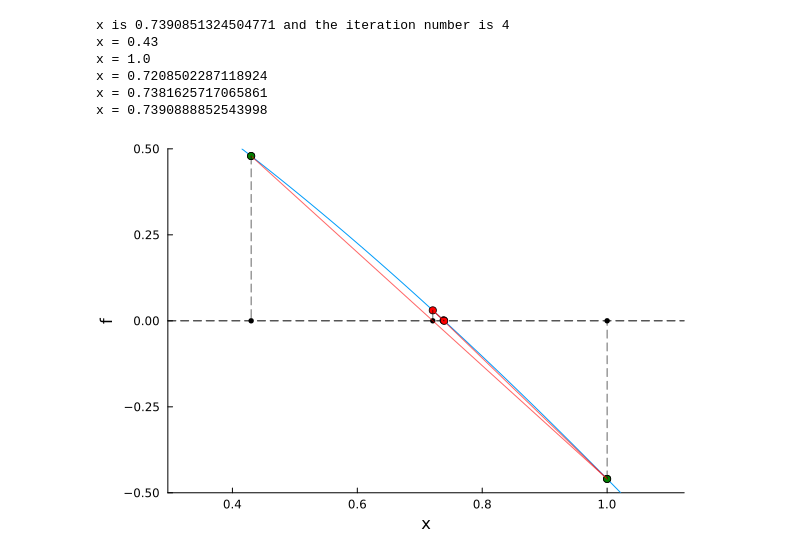
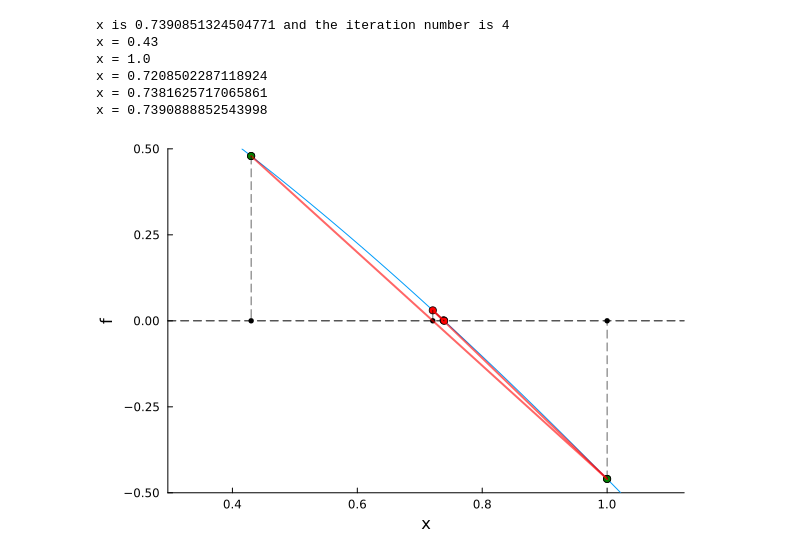
Before and after one commit to jhtl08/Root-Finding, a Jupyter notebook: CT1_Roots_Coloma_Lorenzo.ipynb, the cells around one changed output. Cells and saved outputs as stored; diff of their text form; code cells hidden in the pictures.

```diff
--- a/CT1_Roots_Coloma_Lorenzo.ipynb
+++ b/CT1_Roots_Coloma_Lorenzo.ipynb
@@ -171,32 +183,32 @@ y_zeros2 = zeros(array_size2)
 
 for x in x_values2
     push!(y_values2, f2(x))
 end
 
 x2 = range(min_x2, max_x2, length=length_x2)
 y2 = f2.(x2)
 
 Plots.plot(x2, y2, ylims=(min_y2, max_y2), legend=false, grid=false, xlabel="x", ylabel="f") #Plots f(x)
 hline!([0], color=:black, linestyle=:dash, label="y=0") #Draws horizontal line at y=0 (x-axis)
 
 scatter!(x_values2, y_zeros2, label=false, color=:black, markersize=3) #Draws points of intersection of tangent lines and x-axis
 scatter!(x_values2, y_values2, label=false, color=:red, markersize=4) #Draws all (x, f(x)) algorithm passes by
 scatter!([x_values2[1],x_values2[2]], [y_values2[1],y_values2[2]], label=false, color=:green, markersize=4) #Marks initial guesses x0,x1 as green
 
 i=2
 while i<array_size2
     alpha = opacity_control2/array_size2
     # secant_line(x) = ((f2(x_values2[i])-f2(x_values2[i-1]))/(x_values2[i]-x_values2[i-1])) * (x - x_values2[i-1]) + f2(x_values2[i-1])
     # plot!(x2, secant_line, label=false, linestyle=:dash, color=:red, alpha=alpha)
-    plot!([x_values2[i],x_values2[i-1]], [f2(x_values2[i]),f2(x_values2[i-1])], label=false, linestyle=:solid, color=:red, alpha=alpha)
+    plot!([x_values2[i],x_values2[i-1]], [f2(x_values2[i]),f2(x_values2[i-1])], label=false, linestyle=:solid, color=:red, alpha=alpha, linewidth=2)
     i+=1
 end
 
 for x_point in x_values2 #Iterates to draw each line from (x,f(x)) to (x,0)
     alpha = opacity_control2/array_size2
     plot!([x_point, x_point], [f2(x_point), 0], label=nothing, linestyle=:dash, color=:black, alpha = alpha)
 end
 
 current()
 # %% [output]
-[figure, old version]
+[figure, new version]
```
Also changed, not shown: parts of 5 cells of this notebook.
